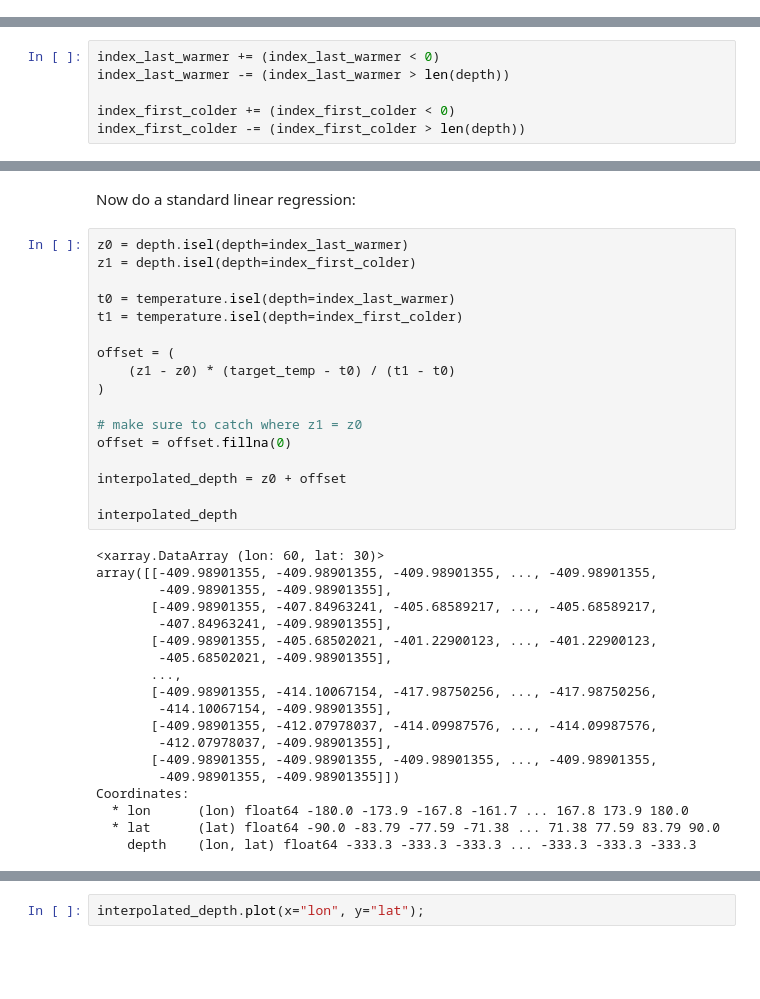
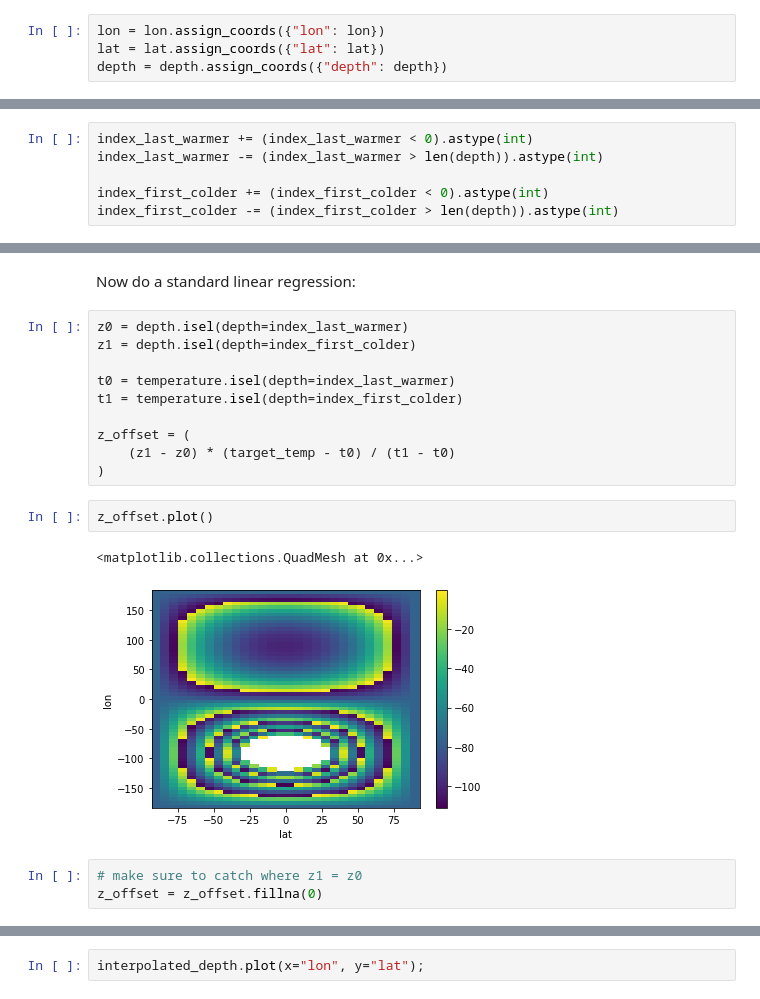
Before and after one commit to willirath/geomar-open-hacky-hour-2021-04, a Jupyter notebook: 2022-04-29/lazy_eval_vertical_interpolation.ipynb, the cells around one changed output, grey strips where cells are left out. Cells and saved outputs as stored; diff of their text form; blank space fills up the shorter version.

```diff
--- a/2022-04-29/lazy_eval_vertical_interpolation.ipynb
+++ b/2022-04-29/lazy_eval_vertical_interpolation.ipynb
@@ -9,6 +9,10 @@ import xarray as xr
 lon = xr.DataArray(np.linspace(-180, 180, 60), dims=("lon", ), name="lon")
 lat = xr.DataArray(np.linspace(-90, 90, 30), dims=("lat", ), name="lat")
 depth = xr.DataArray(np.linspace(0, - 1000, 10), dims=("depth", ), name="depth")
+# %%
+lon = lon.assign_coords({"lon": lon})
+lat = lat.assign_coords({"lat": lat})
+depth = depth.assign_coords({"depth": depth})
 # %%
 temperature = xr.DataArray(
     (
@@ -112,11 +116,11 @@ index_first_colder.min(), index_first_colder.max()
 # %% [markdown]
 So we regularize:
 # %%
-index_last_warmer += (index_last_warmer < 0)
-index_last_warmer -= (index_last_warmer > len(depth))
+index_last_warmer += (index_last_warmer < 0).astype(int)
+index_last_warmer -= (index_last_warmer > len(depth)).astype(int)
 
-index_first_colder += (index_first_colder < 0)
-index_first_colder -= (index_first_colder > len(depth))
+index_first_colder += (index_first_colder < 0).astype(int)
+index_first_colder -= (index_first_colder > len(depth)).astype(int)
 # %%
 index_last_warmer.min(), index_last_warmer.max()
 # %% [output]
@@ -133,39 +137,21 @@ index_first_colder.min(), index_first_colder.max()
  array(5))
 # %% [markdown]
 Now do a standard linear regression:
-# %%
-z0 = depth.isel(depth=index_last_warmer)
-z1 = depth.isel(depth=index_first_colder)
-
-t0 = temperature.isel(depth=index_last_warmer)
-t1 = temperature.isel(depth=index_first_colder)
-
-offset = (
-    (z1 - z0) * (target_temp - t0) / (t1 - t0)
-)
-
-# make sure to catch where z1 = z0
-offset = offset.fillna(0)
-
-interpolated_depth = z0 + offset
-
-interpolated_depth
-# %% [output]
-<xarray.DataArray (lon: 60, lat: 30)>
-array([[-409.98901355, -409.98901355, -409.98901355, ..., -409.98901355,
-        -409.98901355, -409.98901355],
-       [-409.98901355, -407.84963241, -405.68589217, ..., -405.68589217,
-        -407.84963241, -409.98901355],
-       [-409.98901355, -405.68502021, -401.22900123, ..., -401.22900123,
-        -405.68502021, -409.98901355],
-       ...,
-       [-409.98901355, -414.10067154, -417.98750256, ..., -417.98750256,
-        -414.10067154, -409.98901355],
-       [-409.98901355, -412.07978037, -414.09987576, ..., -414.09987576,
-        -412.07978037, -409.98901355],
-       [-409.98901355, -409.98901355, -409.98901355, ..., -409.98901355,
-        -409.98901355, -409.98901355]])
-Coordinates:
-  * lon      (lon) float64 -180.0 -173.9 -167.8 -161.7 ... 167.8 173.9 180.0
-  * lat      (lat) float64 -90.0 -83.79 -77.59 -71.38 ... 71.38 77.59 83.79 90.0
-    depth    (lon, lat) float64 -333.3 -333.3 -333.3 ... -333.3 -333.3 -333.3
+# %%
+z0 = depth.isel(depth=index_last_warmer)
+z1 = depth.isel(depth=index_first_colder)
+
+t0 = temperature.isel(depth=index_last_warmer)
+t1 = temperature.isel(depth=index_first_colder)
+
+z_offset = (
+    (z1 - z0) * (target_temp - t0) / (t1 - t0)
+)
+# %%
+z_offset.plot()
+# %% [output]
+<matplotlib.collections.QuadMesh at 0x...>
+[figure, added]
+# %%
+# make sure to catch where z1 = z0
+z_offset = z_offset.fillna(0)
```
Also changed, not shown: parts of 14 cells of this notebook.
